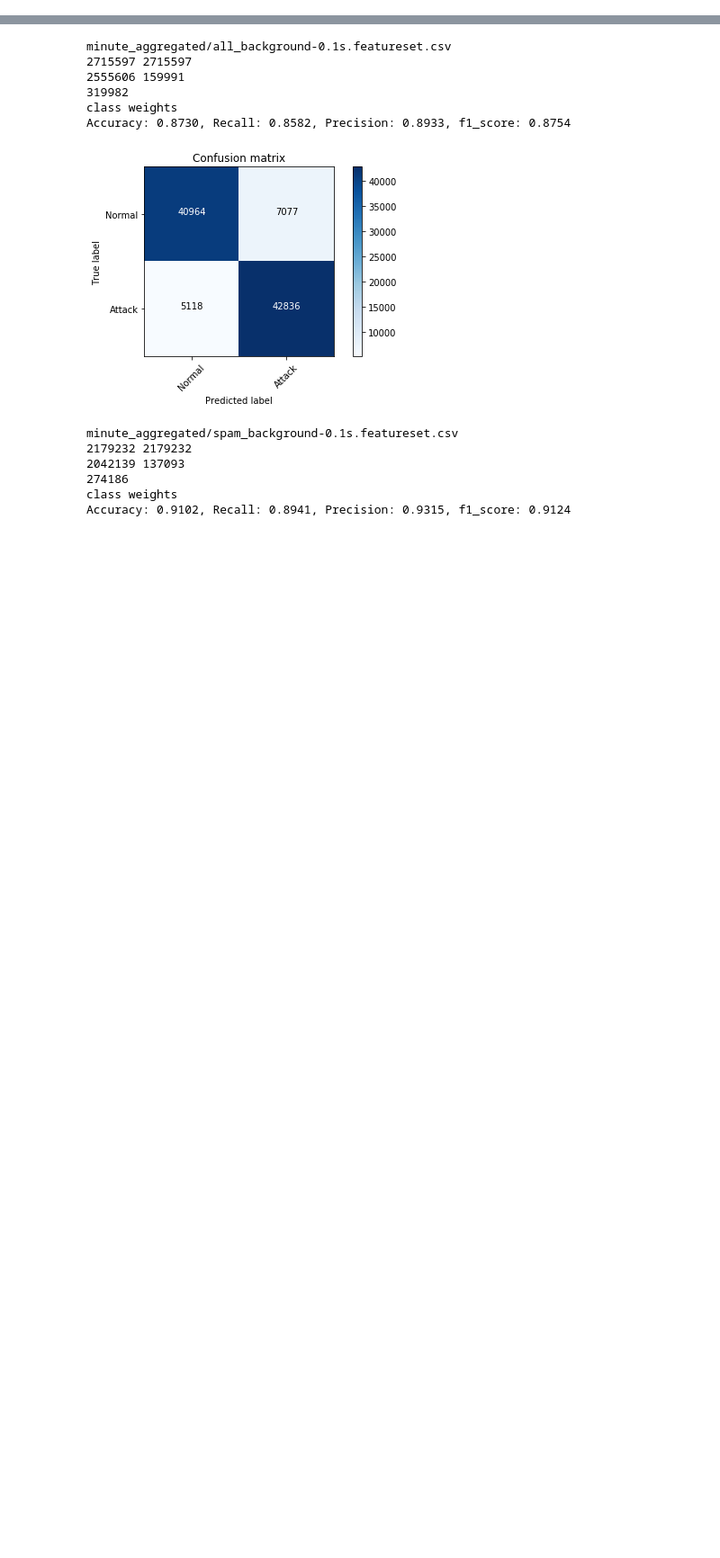
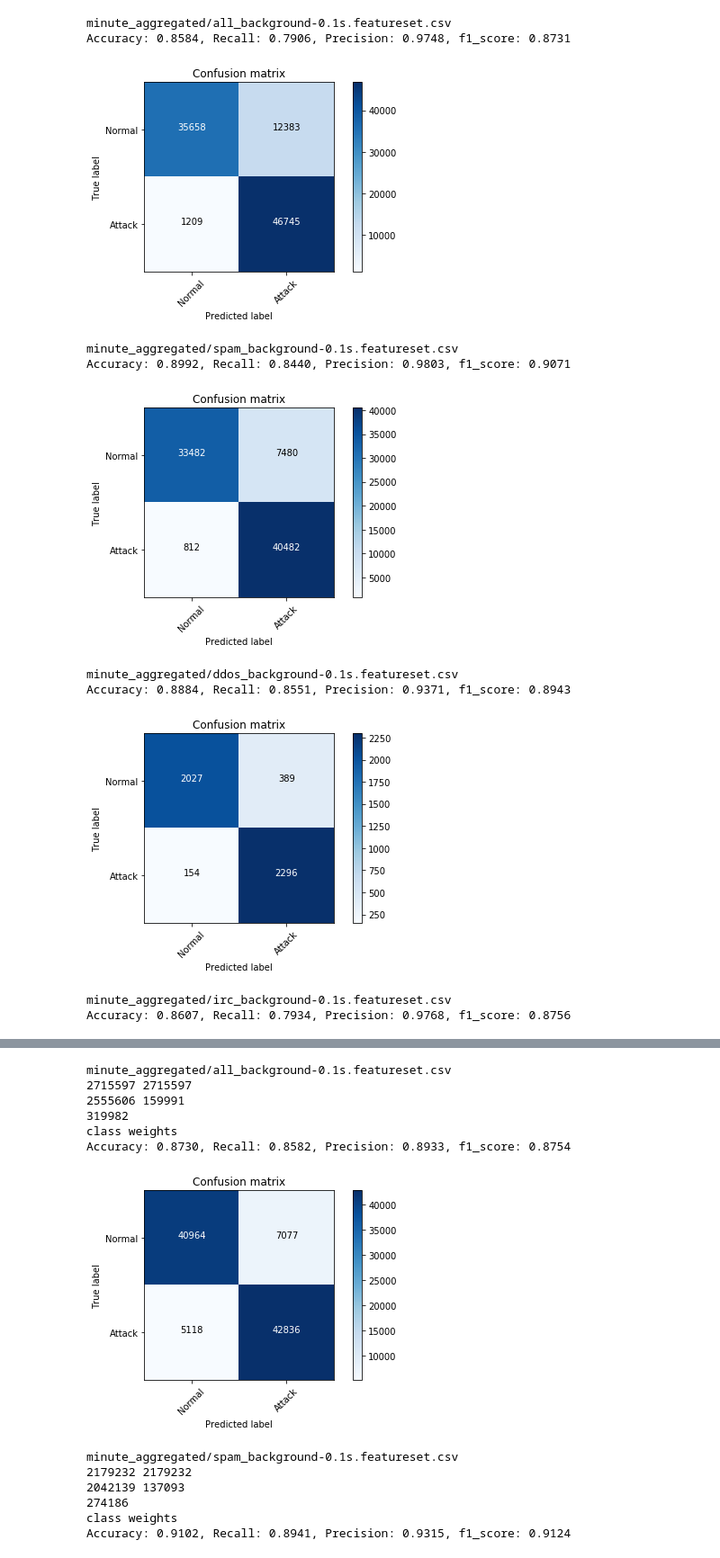
Before and after one commit to SpokenBanana/lambda-code, a Jupyter notebook: ddos-detection/Detecting Attacks.ipynb, the cells around one changed output, grey strips where cells are left out. Shown: that part at 90% size. Cells and saved outputs as stored; diff of their text form; code cells hidden in the pictures; blank space fills up the shorter version.

Commit message:
Added proba thresholding

```diff
--- a/ddos-detection/Detecting Attacks.ipynb
+++ b/ddos-detection/Detecting Attacks.ipynb
@@ -2,3 +2,30 @@
 %matplotlib inline
 %load_ext autoreload
 %autoreload 2
+# %%
+# Probability manipulation
+from botnet_detection import summary_of_detection, rf_train, test_dict, get_specific_features_from, dl_train, dl_test_dict, test_proba
+from summarizer import Summarizer
+from plot_features import plot_confusion_matrix
+attacks = ['spam', 'ddos', 'irc']
+files = ['minute_aggregated/all_background-0.1s.featureset.csv']
+files += ['minute_aggregated/{}_background-0.1s.featureset.csv'.format(attack) for attack in attacks]
+for f in files:
+    print(f)
+    xtrain, xtest, ytrain, ytest = get_specific_features_from(f, Summarizer().features, has_bots_and_attack=f == 'minute_aggregated/all_background-1.0s.featureset.csv', sample=True)
+    clf = rf_train(xtrain, ytrain)
+    results = test_proba(clf, xtest, ytest, normal_thresh=.7)
+    print('Accuracy: {accuracy:.4f}, Recall: {recall:.4f}, Precision: {precision:.4f}, f1_score: {f1_score:.4f}'.format(**results), '\n')
+    plot_confusion_matrix(results['confusion_matrix'], ['Normal', 'Attack'])
+# %% [output]
+minute_aggregated/all_background-0.1s.featureset.csv
+Accuracy: 0.8584, Recall: 0.7906, Precision: 0.9748, f1_score: 0.8731
+[figure, added]
+minute_aggregated/spam_background-0.1s.featureset.csv
+Accuracy: 0.8992, Recall: 0.8440, Precision: 0.9803, f1_score: 0.9071
+[figure, added]
+minute_aggregated/ddos_background-0.1s.featureset.csv
+Accuracy: 0.8884, Recall: 0.8551, Precision: 0.9371, f1_score: 0.8943
+[figure, added]
+minute_aggregated/irc_background-0.1s.featureset.csv
+Accuracy: 0.8607, Recall: 0.7934, Precision: 0.9768, f1_score: 0.8756
```
Also changed, not shown: parts of 2 cells of this notebook, 1 other file.
